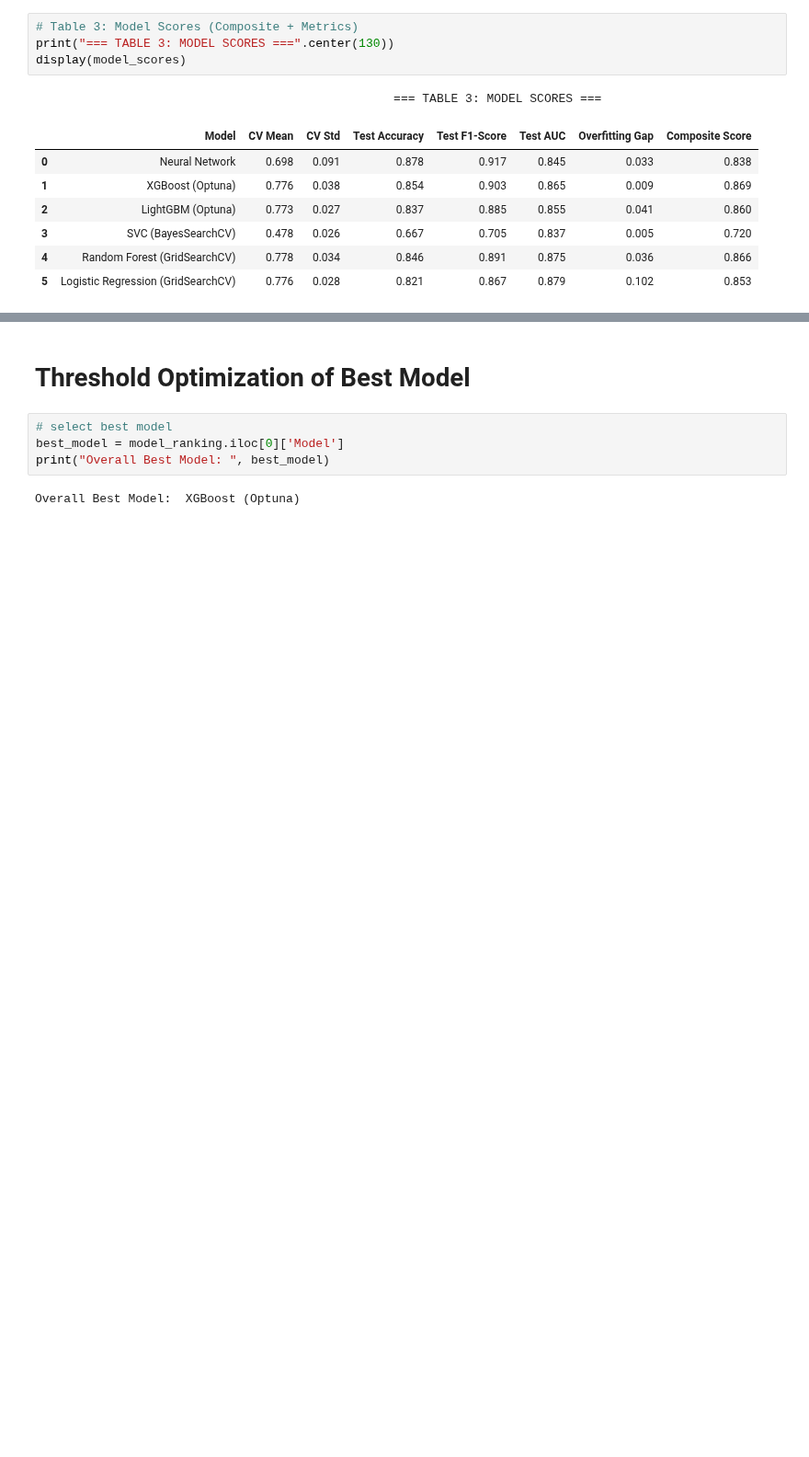
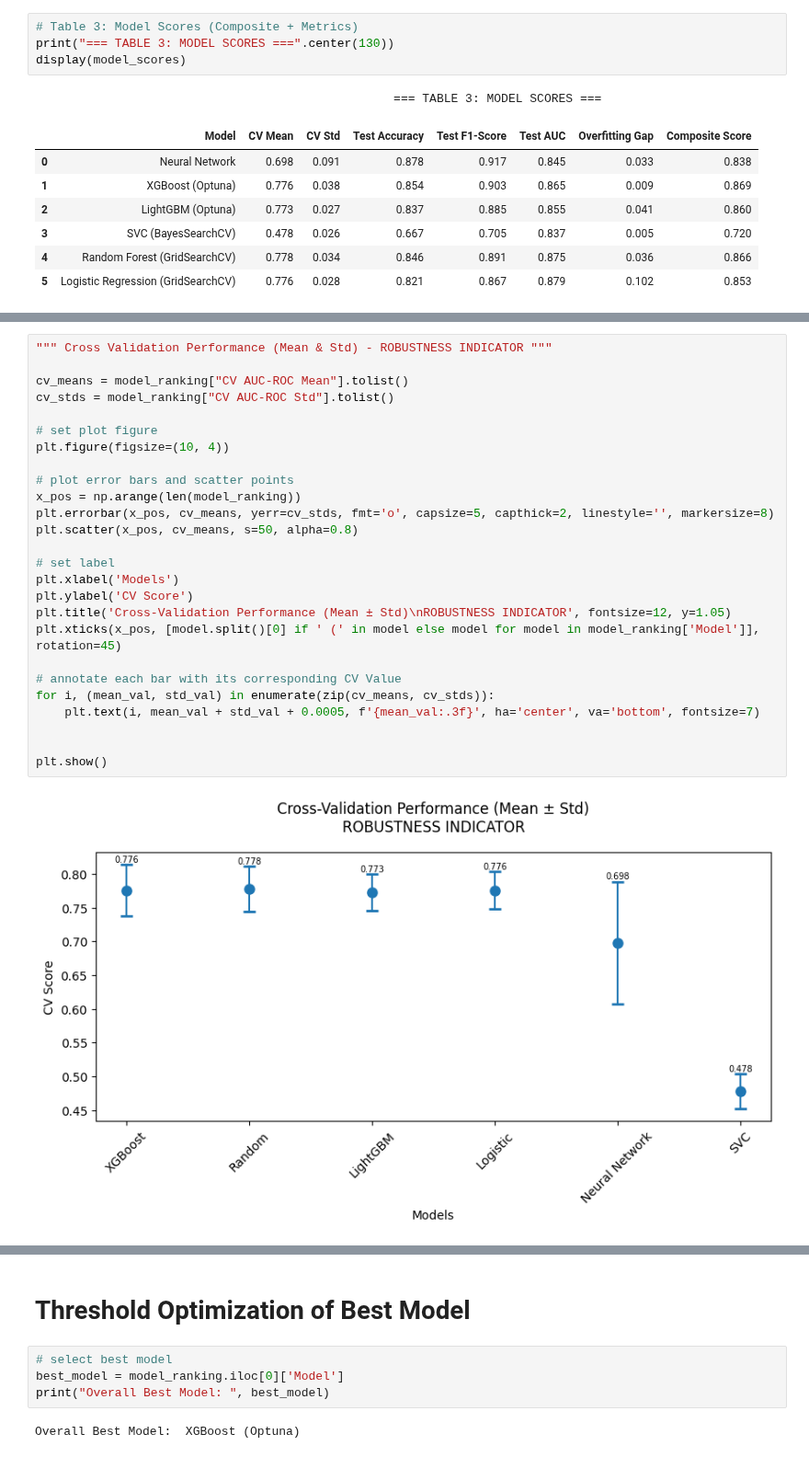
Before and after one commit to tshihab07/Intelligent-Loan-Approval-Prediction-System, a Jupyter notebook: notebookes/model_SelectionAndAnalysis.ipynb, the cells around one changed output, grey strips where cells are left out. Shown at 92% size. Cells and saved outputs as stored; diff of their text form; blank space fills up the shorter version.

```diff
--- a/notebookes/model_SelectionAndAnalysis.ipynb
+++ b/notebookes/model_SelectionAndAnalysis.ipynb
@@ -150,0 +284,28 @@ display(model_ranking)
+# %%
+""" Cross Validation Performance (Mean & Std) - ROBUSTNESS INDICATOR """
+
+cv_means = model_ranking["CV AUC-ROC Mean"].tolist()
+cv_stds = model_ranking["CV AUC-ROC Std"].tolist()
+
+# set plot figure
+plt.figure(figsize=(10, 4))
+
+# plot error bars and scatter points
+x_pos = np.arange(len(model_ranking))
+plt.errorbar(x_pos, cv_means, yerr=cv_stds, fmt='o', capsize=5, capthick=2, linestyle='', markersize=8)
+plt.scatter(x_pos, cv_means, s=50, alpha=0.8)
+
+# set label
+plt.xlabel('Models')
+plt.ylabel('CV Score')
+plt.title('Cross-Validation Performance (Mean ± Std)\nROBUSTNESS INDICATOR', fontsize=12, y=1.05)
+plt.xticks(x_pos, [model.split()[0] if ' (' in model else model for model in model_ranking['Model']], rotation=45)
+
+# annotate each bar with its corresponding CV Value
+for i, (mean_val, std_val) in enumerate(zip(cv_means, cv_stds)):
+    plt.text(i, mean_val + std_val + 0.0005, f'{mean_val:.3f}', ha='center', va='bottom', fontsize=7)
+
+
+plt.show()
+# %% [output]
+[figure, added]
```
Also changed, not shown: parts of 13 cells of this notebook.
